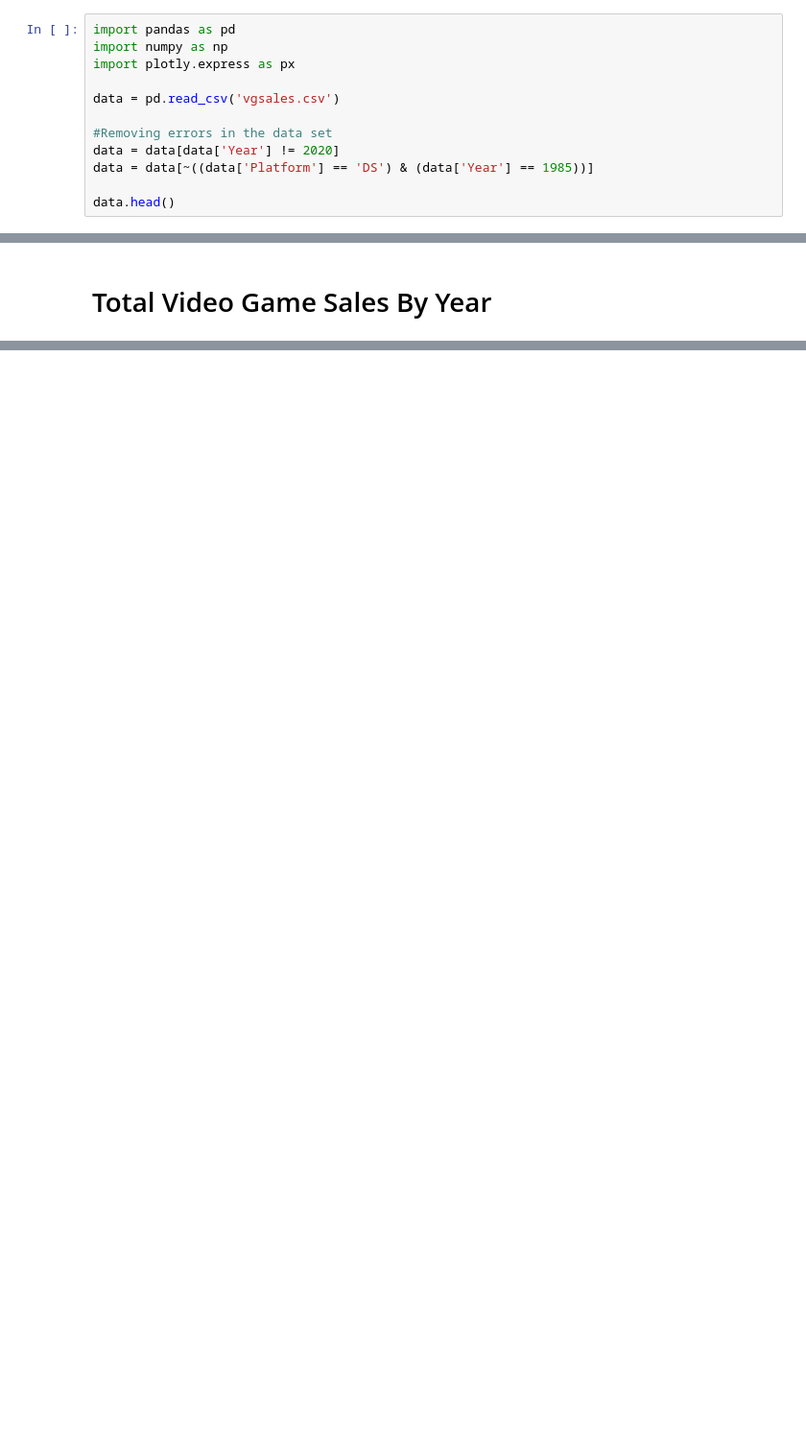
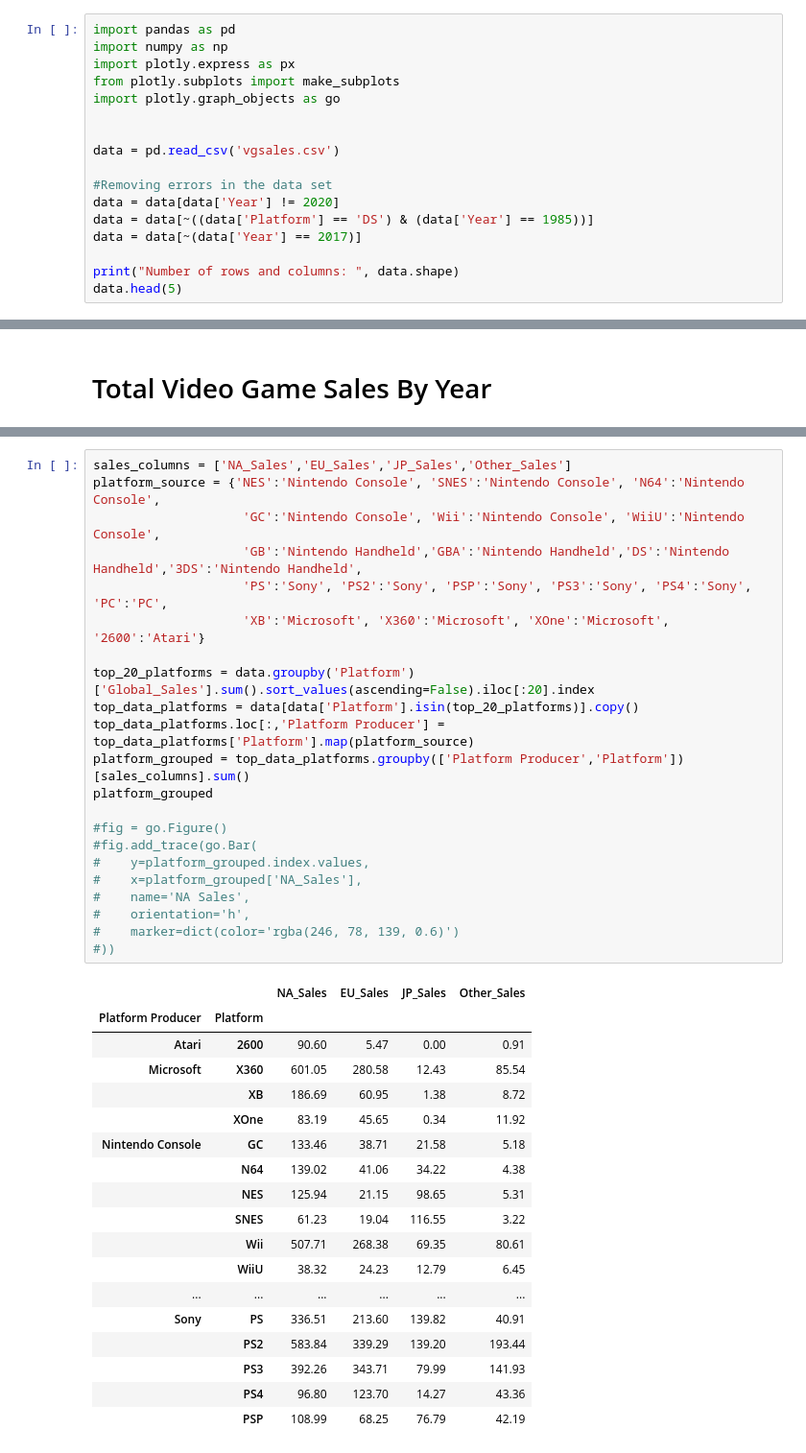
Before and after one commit to benmerrilll/Video-Game-Sales-Analysis, a Jupyter notebook: Video Game Sales.ipynb, the cells around one changed output, grey strips where cells are left out. Shown: that part at 96% size. Cells and saved outputs as stored; diff of their text form; blank space fills up the shorter version.

Commit message:
Video Game Sales Analysis
As of 11/11

```diff
--- a/Video Game Sales.ipynb
+++ b/Video Game Sales.ipynb
@@ -11,12 +13,17 @@ Questions:
 import pandas as pd
 import numpy as np
 import plotly.express as px
+from plotly.subplots import make_subplots
+import plotly.graph_objects as go
+
 
 data = pd.read_csv('vgsales.csv')
 
 #Removing errors in the data set
 data = data[data['Year'] != 2020]
 data = data[~((data['Platform'] == 'DS') & (data['Year'] == 1985))]
+data = data[~(data['Year'] == 2017)]
 
-data.head()
+print("Number of rows and columns: ", data.shape)
+data.head(5)
 # %% [output]
@@ -37,0 +75,41 @@ px.line(yearly_sales)
+# %%
+sales_columns = ['NA_Sales','EU_Sales','JP_Sales','Other_Sales']
+platform_source = {'NES':'Nintendo Console', 'SNES':'Nintendo Console', 'N64':'Nintendo Console',
+                    'GC':'Nintendo Console', 'Wii':'Nintendo Console', 'WiiU':'Nintendo Console',
+                    'GB':'Nintendo Handheld','GBA':'Nintendo Handheld','DS':'Nintendo Handheld','3DS':'Nintendo Handheld',
+                    'PS':'Sony', 'PS2':'Sony', 'PSP':'Sony', 'PS3':'Sony', 'PS4':'Sony', 'PC':'PC',
+                    'XB':'Microsoft', 'X360':'Microsoft', 'XOne':'Microsoft', '2600':'Atari'}
+
+top_20_platforms = data.groupby('Platform')['Global_Sales'].sum().sort_values(ascending=False).iloc[:20].index
+top_data_platforms = data[data['Platform'].isin(top_20_platforms)].copy()
+top_data_platforms.loc[:,'Platform Producer'] = top_data_platforms['Platform'].map(platform_source)
+platform_grouped = top_data_platforms.groupby(['Platform Producer','Platform'])[sales_columns].sum()
+platform_grouped
+
+#fig = go.Figure()
+#fig.add_trace(go.Bar(
+#    y=platform_grouped.index.values,
+#    x=platform_grouped['NA_Sales'],
+#    name='NA Sales',
+#    orientation='h',
+#    marker=dict(color='rgba(246, 78, 139, 0.6)')
+#))
+# %% [output]
+|  |  | NA_Sales | EU_Sales | JP_Sales | Other_Sales |
+| Platform Producer | Platform |  |  |  |  |
+| Atari | 2600 | 90.60 | 5.47 | 0.00 | 0.91 |
+| Microsoft | X360 | 601.05 | 280.58 | 12.43 | 85.54 |
+|  | XB | 186.69 | 60.95 | 1.38 | 8.72 |
+|  | XOne | 83.19 | 45.65 | 0.34 | 11.92 |
+| Nintendo Console | GC | 133.46 | 38.71 | 21.58 | 5.18 |
+|  | N64 | 139.02 | 41.06 | 34.22 | 4.38 |
+|  | NES | 125.94 | 21.15 | 98.65 | 5.31 |
+|  | SNES | 61.23 | 19.04 | 116.55 | 3.22 |
+|  | Wii | 507.71 | 268.38 | 69.35 | 80.61 |
+|  | WiiU | 38.32 | 24.23 | 12.79 | 6.45 |
+| ... | ... | ... | ... | ... | ... |
+| Sony | PS | 336.51 | 213.60 | 139.82 | 40.91 |
+|  | PS2 | 583.84 | 339.29 | 139.20 | 193.44 |
+|  | PS3 | 392.26 | 343.71 | 79.99 | 141.93 |
+|  | PS4 | 96.80 | 123.70 | 14.27 | 43.36 |
+|  | PSP | 108.99 | 68.25 | 76.79 | 42.19 |
```
Also changed, not shown: parts of 15 cells of this notebook.
